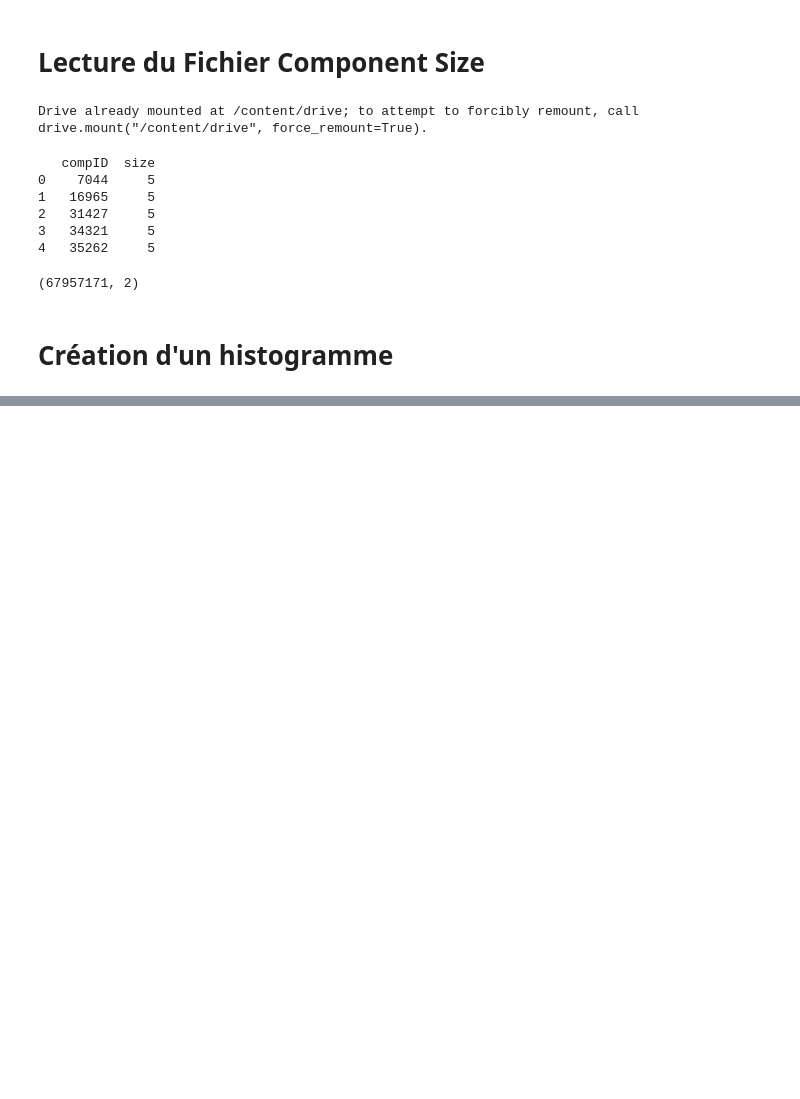
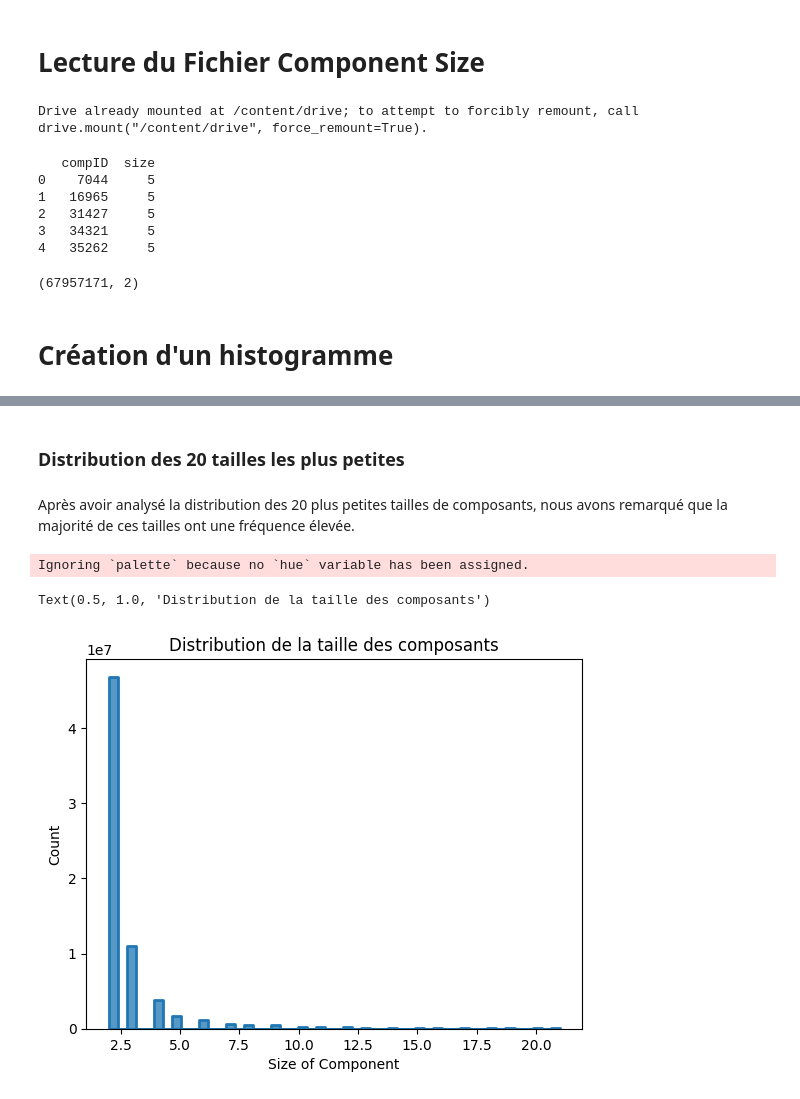
Before and after one commit to AnyesTAFOUGHALT/PLDAC_Analyse_de_Tres_Grands_Graphes_de_Proteines, a Jupyter notebook: Analyse_taille.ipynb, the cells around one changed output, grey strips where cells are left out. Cells and saved outputs as stored; diff of their text form; code cells hidden in the pictures; blank space fills up the shorter version.

Commit message:
ajout des graphes de seaborn pour l'analyse des tailles des composantes

```diff
--- a/Analyse_taille.ipynb
+++ b/Analyse_taille.ipynb
@@ -60,0 +59,3 @@ plt.show()
+# %%
+frequencies = data['size'].value_counts()
+data_dict = frequencies.to_dict()
@@ -60,0 +64,3 @@ plt.show()
+# %%
+sorted_size = dict(sorted(data_dict.items()))
+sorted_size
@@ -60,0 +85,17 @@ plt.show()
+# %% [markdown]
+### Distribution des 20 tailles les plus petites
+# %% [markdown]
+
+Après avoir analysé la distribution des 20 plus petites tailles de composants, nous avons remarqué que la majorité de ces tailles ont une fréquence élevée.
+# %%
+from itertools import islice
+
+top_20 = dict(islice(sorted_size.items(), 20))
+df = pd.DataFrame(list(top_20.items()), columns=['Size of Component', 'Frequency'])
+# %%
+sns.histplot(data=df, x='Size of Component', weights='Frequency', bins=50, kde=False, palette='viridis', element='step', linewidth=2)
+plt.title('Distribution de la taille des composants')
+# %% [output]
+Ignoring `palette` because no `hue` variable has been assigned.
+Text(0.5, 1.0, 'Distribution de la taille des composants')
+[figure, added]
```
Also changed, not shown: parts of 38 cells of this notebook.
